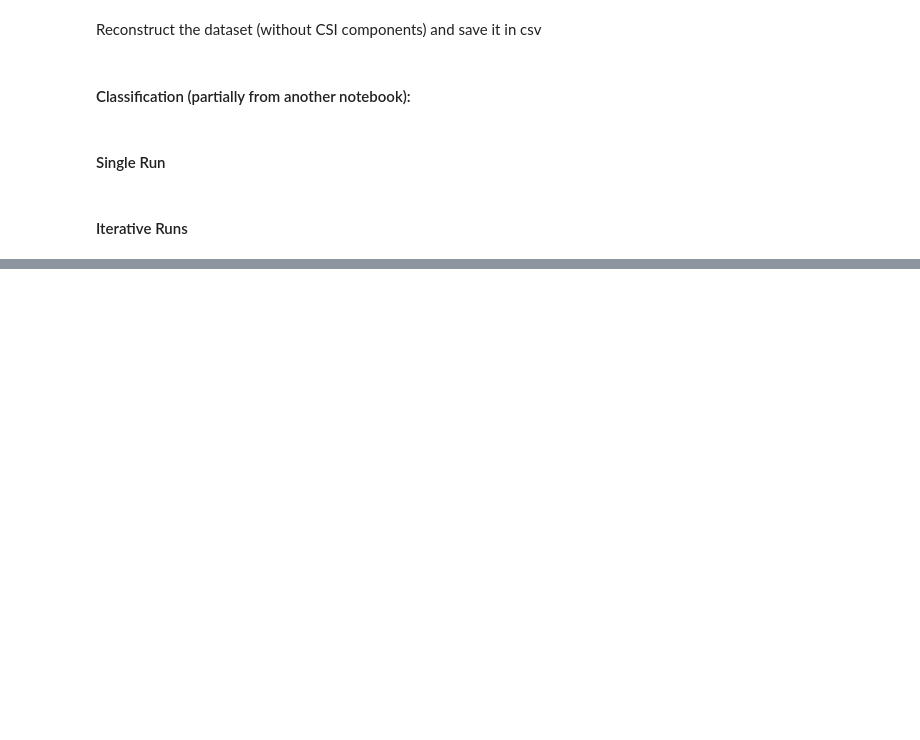
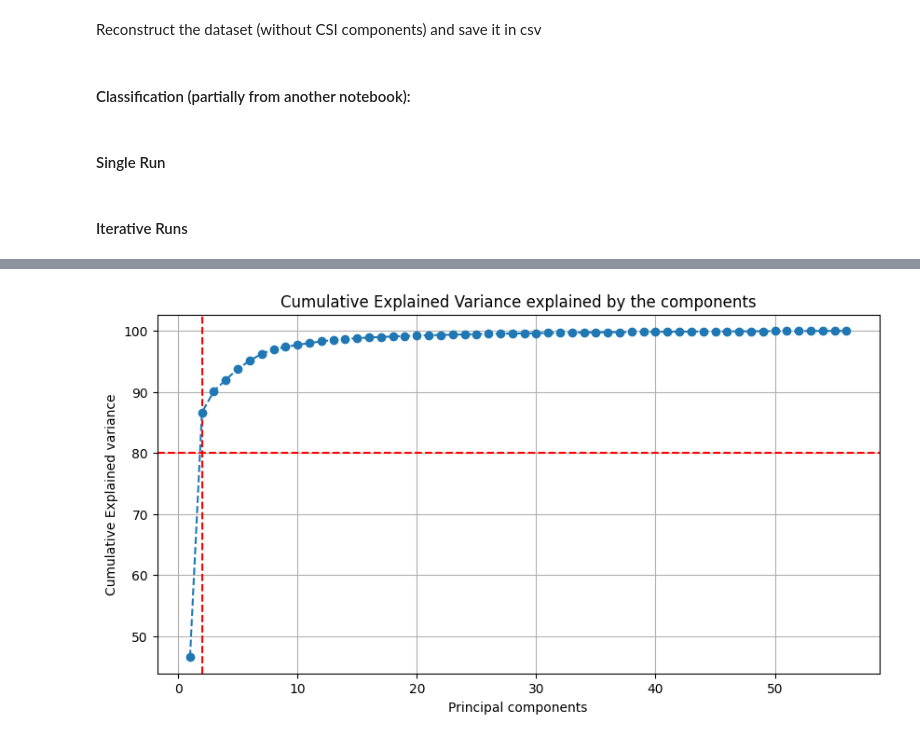
Before and after one commit to PolCeru/CSI-Compression, a Jupyter notebook: presence/PCA_compression_presence.ipynb, the cells around one changed output, grey strips where cells are left out. Saved outputs shown, nothing was run; the diff lists cells and outputs as text; code cells hidden in the pictures; blank space fills up the shorter version.

```diff
--- a/presence/PCA_compression_presence.ipynb
+++ b/presence/PCA_compression_presence.ipynb
@@ -356,8 +412,6 @@ def apply_quantization(reduced_df, lvls):
 # %%
-def apply_encoding(df_quantized, df):
+def apply_encoding(df_quantized):
     encoded_df, huffman_codes = apply_huffman_encode_per_feature(df_quantized)
-    encoded_df = pd.concat([df[['Frame_num', 'Timestamp']], encoded_df, df['TimeWindow']], axis=1)
-
     return encoded_df, huffman_codes
 # %%
 def apply_decoding(encoded_df, huffman_codes):
@@ -529,7 +575,7 @@ if(saveCSV):
 # %%
 #Define your targets and num_levels to iterate over
 targets = [80, 90, 95, 99]
-num_levels = [4, 8, 16, 32]
+num_levels = [64, 128]
 
 results = []
 orig_auc = load_comparison()
@@ -556,18 +602,13 @@ for target in targets:
 
         # Encode-Decode
         encoded_df, huffman_codes = apply_encoding(quantized_df, df)
+        encoded_df = pd.concat([df[['Frame_num', 'Timestamp']], encoded_df, df['TimeWindow']], axis=1)
         decoded_df = apply_decoding(encoded_df, huffman_codes)
         print("Original DataFrame equals Decoded DataFrame:", quantized_df.equals(decoded_df)) #Correctness check
 
         # Reconstruction
         reconstructed_df = reconstruct_data(decoded_df, encoded_df, pca, scaler, data)
         print("original_auc:",orig_auc)
-
-        #Plots graphs comparison for each Ampl (original vs reconstructed)
-        if plotGraphs:
-            columns = [i for i in interestedIndexes if i >= 0]
-            for column in columns:
-                plot_ampl_comparison(df, reconstructed_df, column, sub_directory)
 
         reconstructed_df.drop(columns=unused_features, inplace=True)
 
@@ -589,7 +630,7 @@ for target in targets:
 
         if (saveCSV):
             encoded_df.to_csv(os.path.join(sub_directory, 'encodedQuantizedPCAPresence.csv'), index=False)
-            reconstructed_df.to_csv(os.path.join(sub_directory, 'Presence_reconstructed.csv'), index=False)
+            reconstructed_df.to_csv(os.path.join(sub_directory, 'presence_reconstructed.csv'), index=False)
             reconstructed_filtered.to_csv(os.path.join(sub_directory, 'filteredPresence_reconstructed.csv'), index=False)
             reconstructed_featured_labeled.to_csv(os.path.join(sub_directory, 'filteredFeaturesLabeledPresence_reconstructed.csv'), index=False)
 
@@ -597,5 +638,5 @@ for target in targets:
 results_df = pd.DataFrame(results)
 
 # Save the results DataFrame to a CSV file
-results_file = os.path.join(base_directory, 'classification_results.csv')
+results_file = os.path.join(base_directory, 'classification_results2.csv')
 results_df.to_csv(results_file, index=False)
@@ -601,0 +645,77 @@ results_df.to_csv(results_file, index=False)
+# %%
+#Define your targets and num_levels to iterate over
+targets = [80, 90, 95, 99]
+num_levels = [4, 8, 16, 32, 64, 128]
+
+results = []
+orig_auc = load_comparison()
+
+for target in targets:
+    directory = os.path.join(base_directory, f'Target_{target}')
+    os.makedirs(directory, exist_ok=True)
+
+    # Read and preprocess data
+    df = pd.read_csv('csv/presence.csv')
+    data = data_preprocessing(df, method)
+
+    # PCA
+    scaled_data, n_components = find_n_components(data, target, directory)
+    reduced_df, pca = analyze_PCA(scaled_data, n_components, directory)
+
+    entropyPCA = compute_entropy(reduced_df, verbose=False)
+    print(f"Entropy of the PCA data: {entropyPCA:.2f} bits")
+    symbol_bitsPCA, win_bitsPCA, total_bitsPCA = compute_bits_needed(reduced_df, df, verbose=False)
+
+    for level in num_levels:
+        print("\nLEVEL: ", level)
+        sub_directory = os.path.join(directory, f'lvls_{level}')
+        os.makedirs(sub_directory, exist_ok=True)
+
+        # Lloyd-Max Quantization
+        quantized_df = apply_quantization(reduced_df, level)
+
+        # Encode-Decode
+        encoded_df, huffman_codes = apply_encoding(quantized_df)
+
+        entropyENC = compute_entropy(encoded_df, verbose=False)
+        print(f"Entropy of the encoded data: {entropyENC:.2f} bits")
+        symbol_bitsENC, win_bitsENC, total_bitsENC = compute_bits_needed(encoded_df, df, verbose=False)
+
+        # Reconstruction
+        reconstructed_df = pd.read_csv(os.path.join(sub_directory, 'Presence_reconstructed.csv'))
+
+        entropyREC = compute_entropy(reconstructed_df, verbose=False)
+        print(f"Entropy of the reconstructed data: {entropyREC:.2f} bits")
+        symbol_bitsREC, win_bitsREC, total_bitsREC = compute_bits_needed(reconstructed_df.iloc[:, 3:], df, verbose=False)
+
+        print(f"----------Results with target {target}%, num_levels {level} ----------")
+        reconstructed_filtered = pd.read_csv(os.path.join(sub_directory, 'filteredPresence_reconstructed.csv'))
+        reconstructed_featured, auc_value = apply_classification(reconstructed_filtered)
+
+        results.append({
+            'target': target,
+            'n_components': n_components,
+            'num_levels': level,
+            'AUC': auc_value,
+            'Original AUC': orig_auc,
+            'entropyPCA': entropyPCA,
+            'symbol_bitsPCA': symbol_bitsPCA,
+            'win_bitsPCA': win_bitsPCA,
+            'total_bitsPCA': total_bitsPCA,
+            'entropyENC': entropyENC,
+            'symbol_bitsENC': symbol_bitsENC,
+            'win_bitsENC': win_bitsENC,
+            'total_bitsENC': total_bitsENC,
+            'entropyREC': entropyREC,
+            'symbol_bitsREC': symbol_bitsREC,
+            'win_bitsREC': win_bitsREC,
+            'total_bitsREC': total_bitsREC
+        })
+
+# Convert results list to DataFrame
+results_df = pd.DataFrame(results)
+
+# Save the results DataFrame to a CSV file
+results_file = os.path.join(base_directory, 'auc_bit_comparison.csv')
+results_df.to_csv(results_file, index=False)
+# %% [output]
@@ -601,0 +724 @@ results_df.to_csv(results_file, index=False)
+[figure, added]
```
Also changed, not shown: parts of 9 cells of this notebook, 1 other file.
